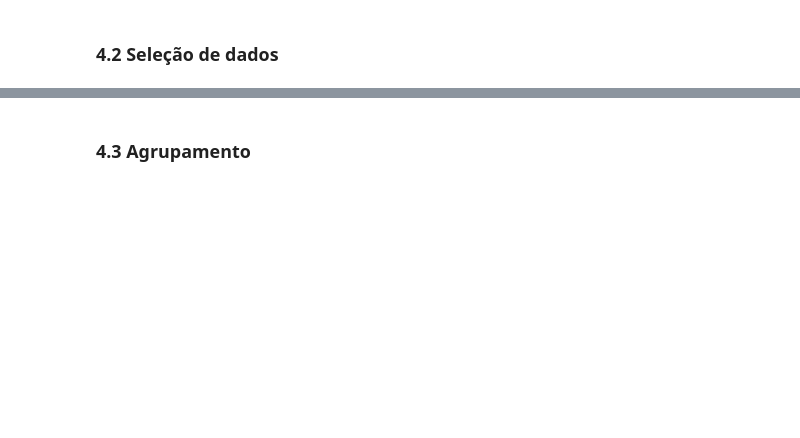
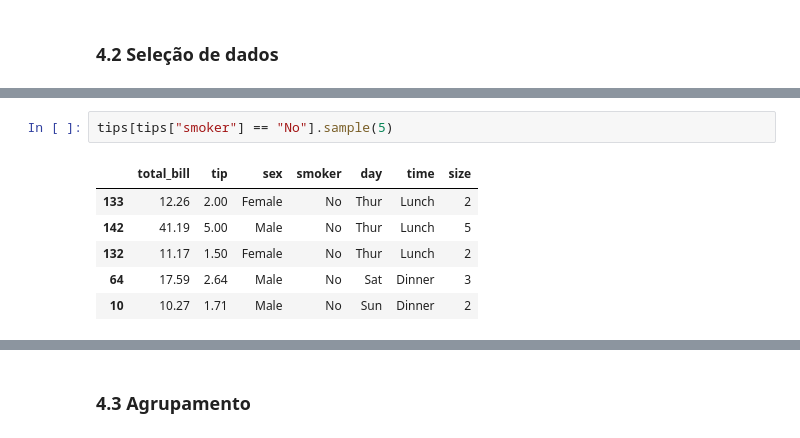
Before and after one commit to brenoslivio/CompVis_ICMC, a Jupyter notebook: Aula_01/Aula_01.ipynb, the cells around one changed output, grey strips where cells are left out. Cells and saved outputs as stored; diff of their text form; blank space fills up the shorter version.

```diff
--- a/Aula_01/Aula_01.ipynb
+++ b/Aula_01/Aula_01.ipynb
@@ -225,0 +383,9 @@ table_MN[2] # Terceira tabela encontrada
+# %%
+tips[tips["smoker"] == "No"].sample(5)
+# %% [output]
+|  | total_bill | tip | sex | smoker | day | time | size |
+| 133 | 12.26 | 2.00 | Female | No | Thur | Lunch | 2 |
+| 142 | 41.19 | 5.00 | Male | No | Thur | Lunch | 5 |
+| 132 | 11.17 | 1.50 | Female | No | Thur | Lunch | 2 |
+| 64 | 17.59 | 2.64 | Male | No | Sat | Dinner | 3 |
+| 10 | 10.27 | 1.71 | Male | No | Sun | Dinner | 2 |
```
Also changed, not shown: parts of 24 cells of this notebook.
